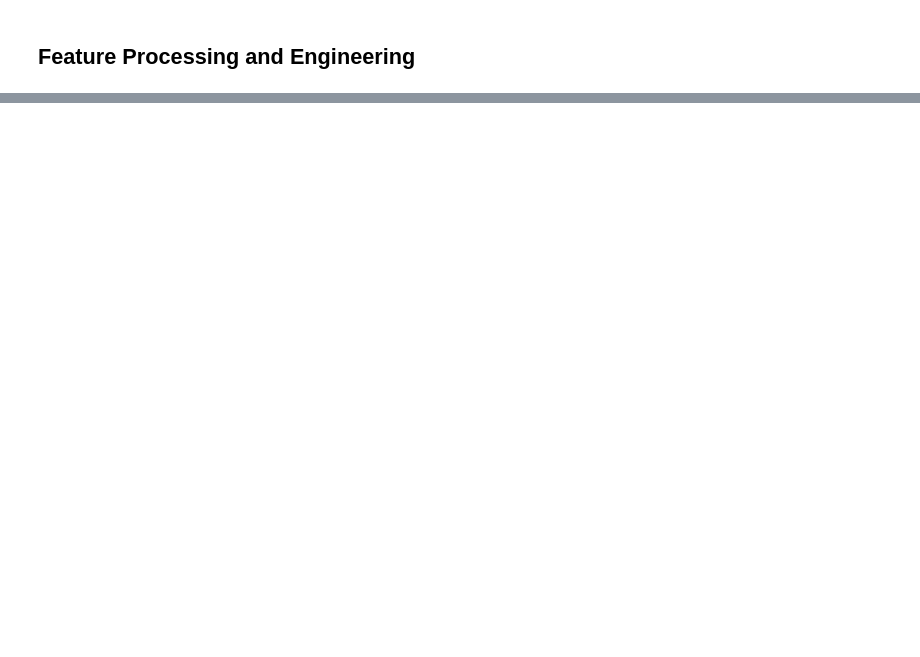
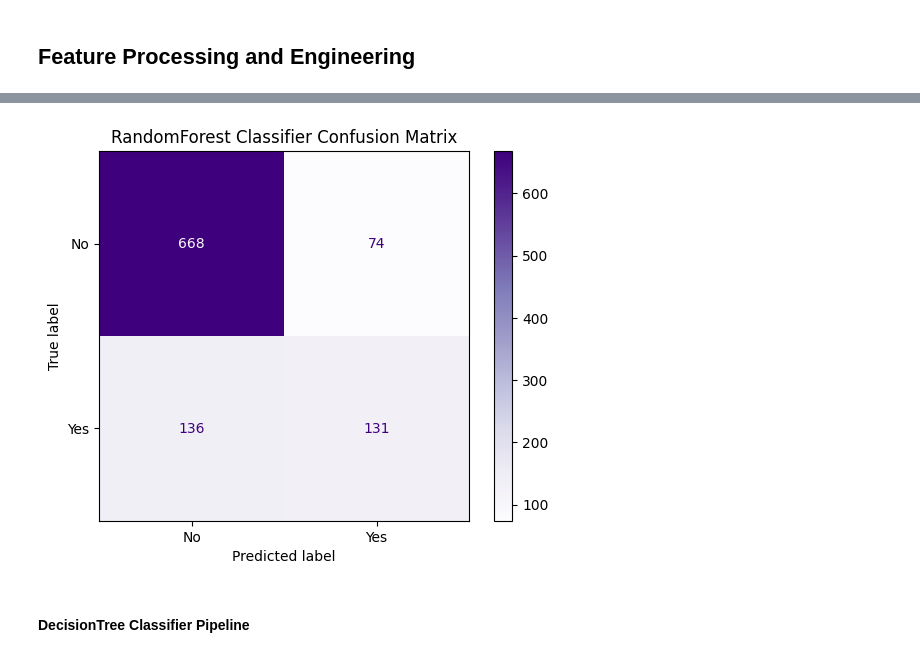
Before and after one commit to pk-aduyaw/Customer_Churn_Classification_Project, a Jupyter notebook: customer_churn_classification_model_project.ipynb, the cells around one changed output, grey strips where cells are left out. Saved outputs shown, nothing was run; the diff lists cells and outputs as text; code cells hidden in the pictures; blank space fills up the shorter version.

Commit message:
Create ML pipeplines and create Classification report

```diff
--- a/customer_churn_classification_model_project.ipynb
+++ b/customer_churn_classification_model_project.ipynb
@@ -665,0 +686,2 @@ plt.show()
+# %%
+X_train, X_eval, y_train, y_eval = train_test_split(X, y, test_size=0.2, random_state=0, stratify=y)
@@ -665,0 +713,28 @@ plt.show()
+# %%
+num_columns = ['SeniorCitizen','tenure', 'MonthlyCharges', 'TotalCharges']
+cat_columns = ['customerID', 'gender', 'Partner', 'Dependents', 'PhoneService',
+       'MultipleLines', 'InternetService', 'OnlineSecurity', 'OnlineBackup',
+       'DeviceProtection', 'TechSupport', 'StreamingTV', 'StreamingMovies',
+       'Contract', 'PaperlessBilling', 'PaymentMethod']
+
+cat_pipeline = Pipeline([
+        ('column_dropper', columnDropper()),
+        ('imputer', SimpleImputer(missing_values=np.nan, strategy="constant", fill_value="No")),
+        ('encoder', OneHotEncoder(sparse=False)),
+])
+
+num_pipeline = Pipeline([
+        ('total_charges_cleaner', TotalCharges_cleaner()),
+        ('imputer', SimpleImputer(missing_values=np.nan, strategy="mean")),
+        ('pt_transform', PowerTransformer()),
+        ('scaling', StandardScaler()),
+])
+
+full_pipeline = ColumnTransformer([
+    ('num_pipeline', num_pipeline, num_columns),
+    ('cat_pipeline', cat_pipeline, cat_columns),
+])
+
+
+y_train_encoded = y_train.replace({'Yes':1, 'No':0})
+y_eval_encoded = y_eval.replace({'Yes':1, 'No':0})
@@ -665,0 +745,7 @@ plt.show()
+# %%
+randomForest_pipeline = Pipeline([
+    ('preprocessor', full_pipeline),
+    ('classifier', RandomForestClassifier())
+])
+
+randomForest_pipeline.fit(X_train, y_train_encoded)
@@ -665,0 +770,12 @@ plt.show()
+# %%
+rfc_y_pred = randomForest_pipeline.predict(X_eval)
+rfc_report = classification_report(y_eval_encoded, rfc_y_pred)
+# %%
+rfc_cnf_matrix = confusion_matrix(y_eval_encoded, rfc_y_pred)
+disp = ConfusionMatrixDisplay(rfc_cnf_matrix,display_labels=['No', 'Yes'])
+disp.plot(cmap='Purples')
+plt.title('RandomForest Classifier Confusion Matrix');
+# %% [output]
+[figure, added]
+# %% [markdown]
+#### DecisionTree Classifier Pipeline
```
Also changed, not shown: parts of 100 cells of this notebook.
